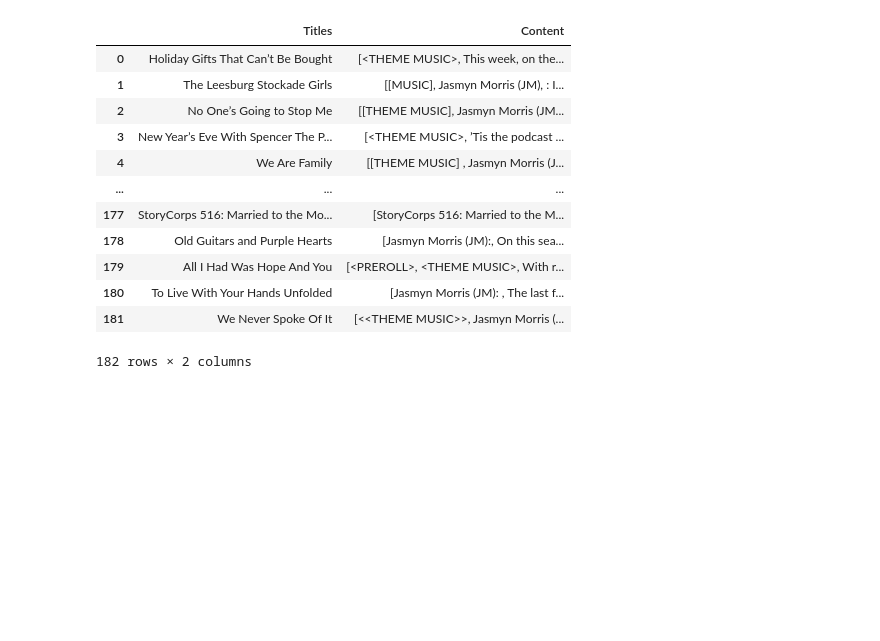
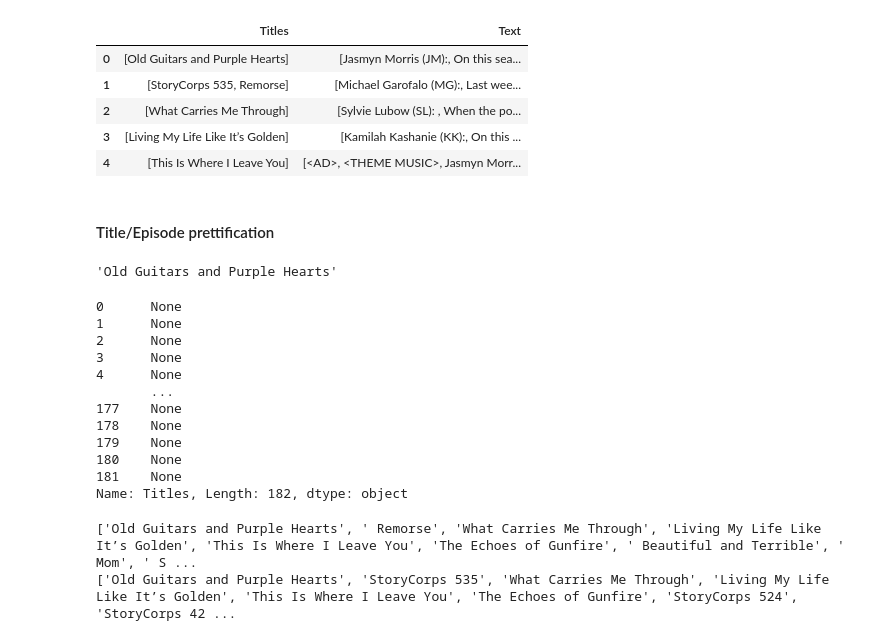
Before and after one commit to Data-Science-for-Linguists-2021/Linguistic-Styles-of-Podcasts, a Jupyter notebook: spiders/storycorps.ipynb, the cells around one changed output. Cells and saved outputs as stored; diff of their text form; code cells hidden in the pictures; blank space fills up the shorter version.

Commit message:
StoryCorps clean(ish) dataframe complete

```diff
--- a/spiders/storycorps.ipynb
+++ b/spiders/storycorps.ipynb
@@ -8,3 +5,5 @@ content = []
+# %%
+storycorps_data = []
 # %%
 # parses transcript links
 class Story_Corps(scrapy.Spider):
@@ -65,16 +171,50 @@ StoryCorps_df.columns = ['Titles','Content']
-# %%
-StoryCorps_df
-# %% [output]
-|  | Titles | Content |
-| 0 | Holiday Gifts That Can’t Be Bought | [<THEME MUSIC>, This week, on the... |
-| 1 | The Leesburg Stockade Girls | [[MUSIC], Jasmyn Morris (JM), : I... |
-| 2 | No One’s Going to Stop Me | [[THEME MUSIC], Jasmyn Morris (JM... |
-| 3 | New Year’s Eve With Spencer The P... | [<THEME MUSIC>, ’Tis the podcast ... |
-| 4 | We Are Family | [[THEME MUSIC] , Jasmyn Morris (J... |
-| ... | ... | ... |
-| 177 | StoryCorps 516: Married to the Mo... | [StoryCorps 516: Married to the M... |
-| 178 | Old Guitars and Purple Hearts | [Jasmyn Morris (JM):, On this sea... |
-| 179 | All I Had Was Hope And You | [<PREROLL>, <THEME MUSIC>, With r... |
-| 180 | To Live With Your Hands Unfolded | [Jasmyn Morris (JM): , The last f... |
-| 181 | We Never Spoke Of It | [<<THEME MUSIC>>, Jasmyn Morris (... |
-182 rows × 2 columns
+# %%
+# Build dataframe
+import pandas as pd
+
+StoryCorps_df = pd.DataFrame(storycorps_data,
+                             columns = ['Titles','Text'])
+StoryCorps_df.head()
+# %% [output]
+|  | Titles | Text |
+| 0 | [Old Guitars and Purple Hearts] | [Jasmyn Morris (JM):, On this sea... |
+| 1 | [StoryCorps 535, Remorse] | [Michael Garofalo (MG):, Last wee... |
+| 2 | [What Carries Me Through] | [Sylvie Lubow (SL): , When the po... |
+| 3 | [Living My Life Like It’s Golden] | [Kamilah Kashanie (KK):, On this ... |
+| 4 | [This Is Where I Leave You] | [<AD>, <THEME MUSIC>, Jasmyn Morr... |
+# %% [markdown]
+#### Title/Episode prettification
+# %%
+StoryCorps_df.Titles[:50][0][0]
+
+# Weird that some episodes have numbers, some don't
+# Going to have to split then regex
+# %% [output]
+'Old Guitars and Purple Hearts'
+# %%
+# Separate titles and episodes from rough title column
+titles = []
+episodes = []
+
+StoryCorps_df.Titles.map(lambda t: titles.append(t[-1]))
+StoryCorps_df.Titles.map(lambda e: episodes.append(e[0]))
+# %% [output]
+0      None
+1      None
+2      None
+3      None
+4      None
+       ...
+177    None
+178    None
+179    None
+180    None
+181    None
+Name: Titles, Length: 182, dtype: object
+# %%
+# titles look good, time to clean up episodes
+print(titles[:10])
+print(episodes[:10])
+# %% [output]
+['Old Guitars and Purple Hearts', ' Remorse', 'What Carries Me Through', 'Living My Life Like It’s Golden', 'This Is Where I Leave You', 'The Echoes of Gunfire', ' Beautiful and Terrible', ' Mom', ' S ...
+['Old Guitars and Purple Hearts', 'StoryCorps 535', 'What Carries Me Through', 'Living My Life Like It’s Golden', 'This Is Where I Leave You', 'The Echoes of Gunfire', 'StoryCorps 524', 'StoryCorps 42 ...
```
Also changed, not shown: parts of 12 cells of this notebook.
